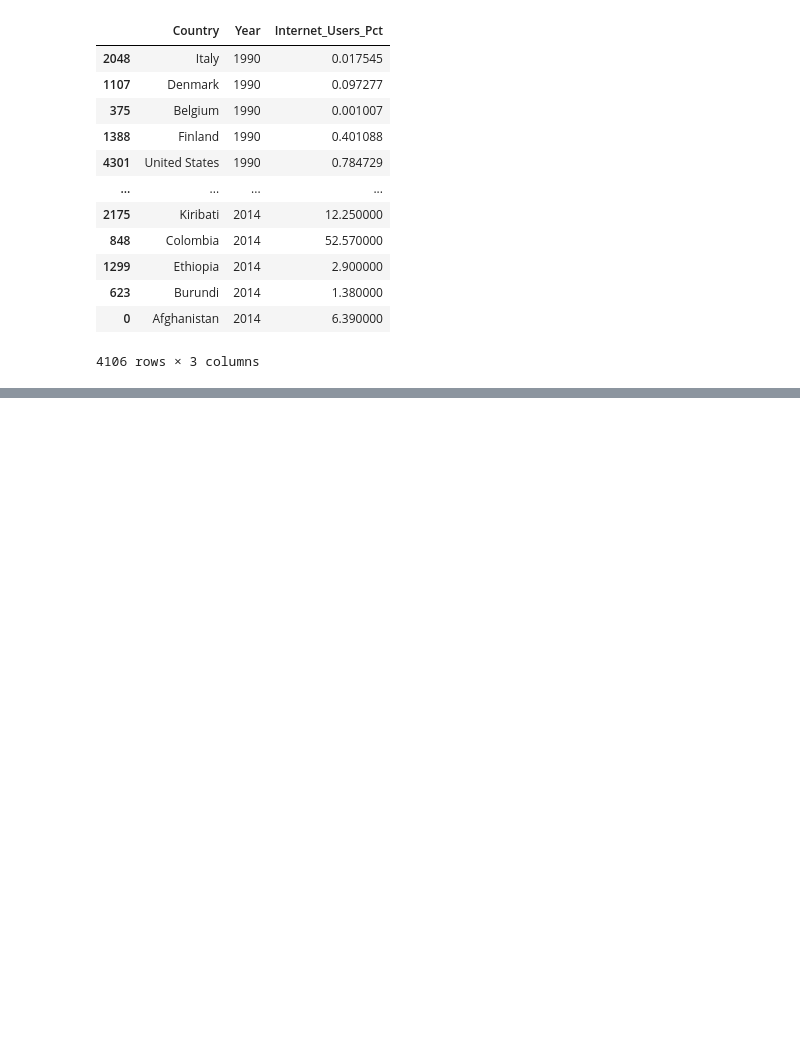
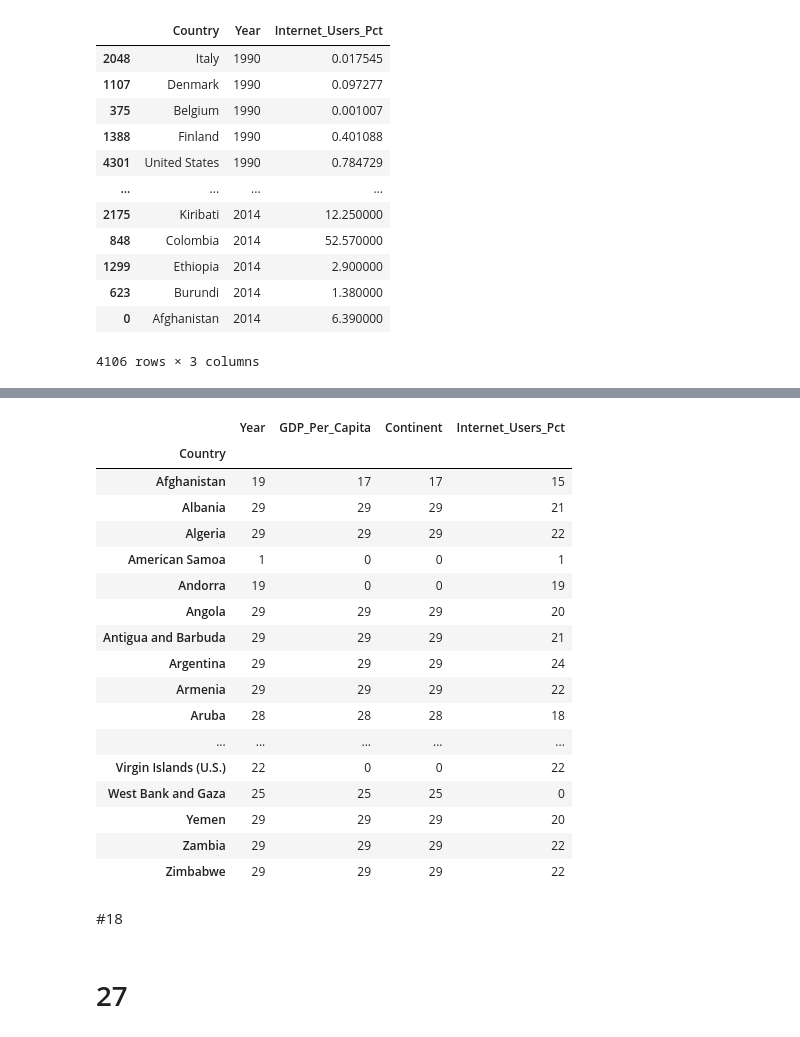
Before and after one commit to nss-data-science-cohort-4/dq1-undata-racecarfastlane, a Jupyter notebook: notebooks/UN_Data_Exploration.ipynb, the cells around one changed output, grey strips where cells are left out. Drawn from its saved outputs; the diff is of its cells as text; code cells hidden in the pictures; blank space fills up the shorter version.

```diff
--- a/notebooks/UN_Data_Exploration.ipynb
+++ b/notebooks/UN_Data_Exploration.ipynb
@@ -394,0 +413,26 @@ internet_df[internet_df['Internet_Users_Pct']>0].sort_values(by='Year')
+# %%
+pd.options.display.max_rows = 999
+gdp_and_internet_use.groupby('Country').count()
+# %% [output]
+|  | Year | GDP_Per_Capita | Continent | Internet_Users_Pct |
+| Country |  |  |  |  |
+| Afghanistan | 19 | 17 | 17 | 15 |
+| Albania | 29 | 29 | 29 | 21 |
+| Algeria | 29 | 29 | 29 | 22 |
+| American Samoa | 1 | 0 | 0 | 1 |
+| Andorra | 19 | 0 | 0 | 19 |
+| Angola | 29 | 29 | 29 | 20 |
+| Antigua and Barbuda | 29 | 29 | 29 | 21 |
+| Argentina | 29 | 29 | 29 | 24 |
+| Armenia | 29 | 29 | 29 | 22 |
+| Aruba | 28 | 28 | 28 | 18 |
+| ... | ... | ... | ... | ... |
+| Virgin Islands (U.S.) | 22 | 0 | 0 | 22 |
+| West Bank and Gaza | 25 | 25 | 25 | 0 |
+| Yemen | 29 | 29 | 29 | 20 |
+| Zambia | 29 | 29 | 29 | 22 |
+| Zimbabwe | 29 | 29 | 29 | 22 |
+# %% [markdown]
+#18
+# %% [markdown]
+# 27
```
Also changed, not shown: parts of 24 cells of this notebook.
